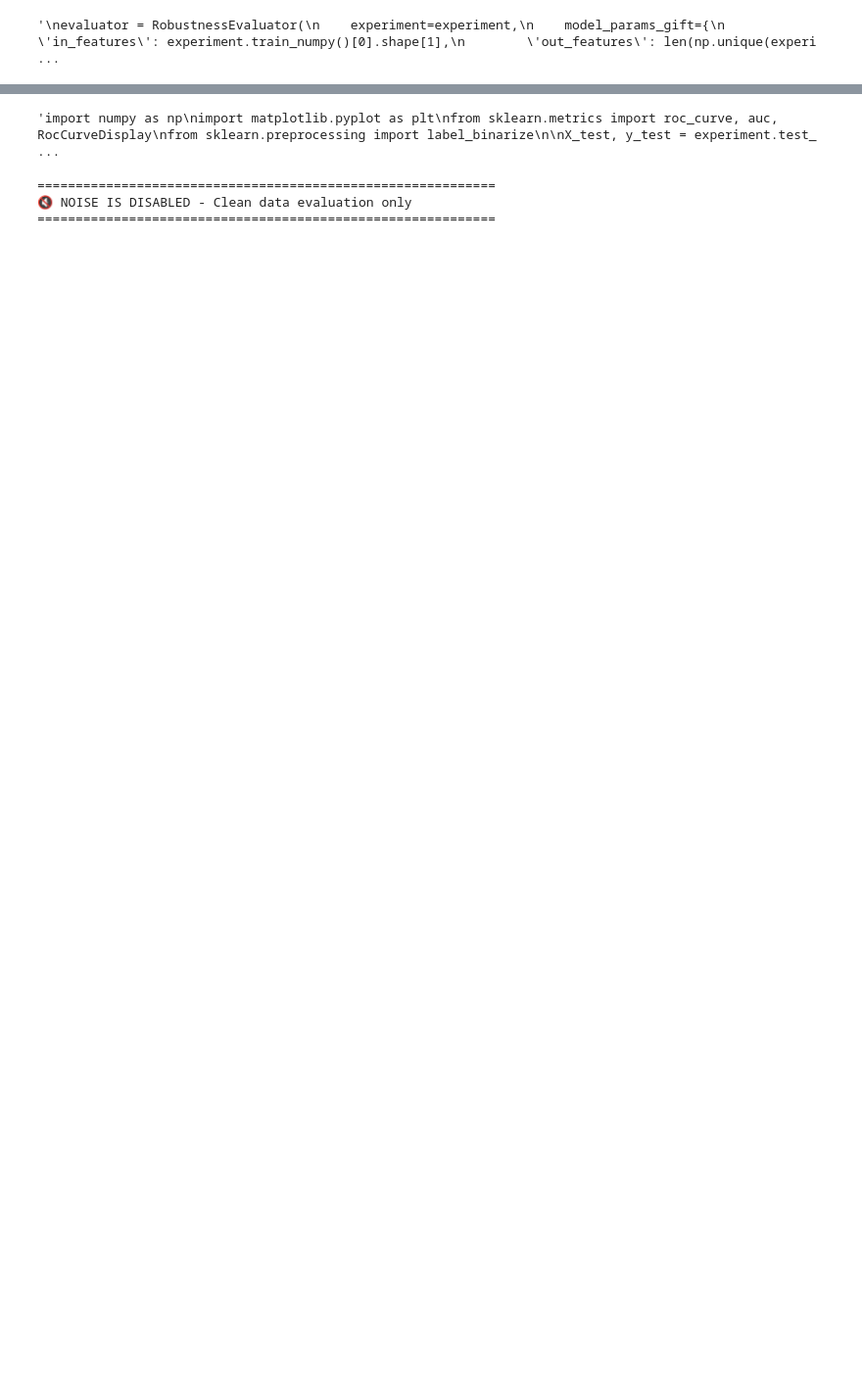
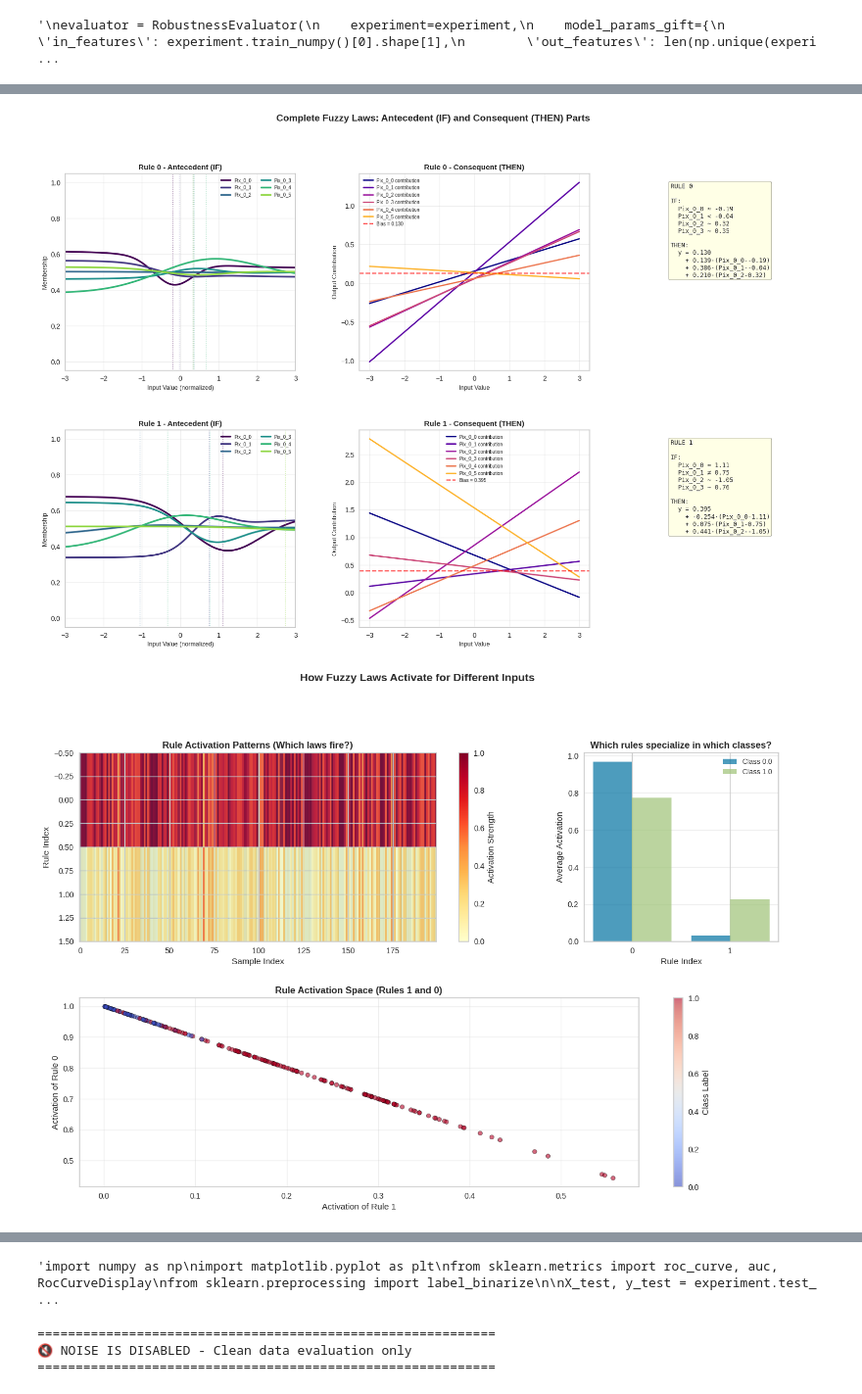
Before and after one commit to naforoutan/ReLaFIS, a Jupyter notebook: notebooks/test_class.ipynb, the cells around one changed output, grey strips where cells are left out. Shown at 98% size. Drawn from its saved outputs; the diff is of its cells as text; code cells hidden in the pictures; blank space fills up the shorter version.

```diff
--- a/notebooks/test_class.ipynb
+++ b/notebooks/test_class.ipynb
@@ -153,7 +160,7 @@ print(f"Details: {details}")
 from train.early_stop import EarlyStopping
 
 model_params = {
-    'type': "giftshiftentropy", # anfis, unfis, gift, litanfis, gift-mamdani, griffin, giftshift, giftshiftentropy
+    'type': "giftshift", # anfis, unfis, gift, litanfis, gift-mamdani, griffin, giftshift, giftshiftentropy
     'in_features': experiment.train_numpy()[0].shape[1],
     'out_features': len(np.unique(experiment.train_numpy()[1])),
     'rules': 2,
@@ -562,0 +551,64 @@ Experiment Result Digits
+# %%
+# plot the complete fuzzy laws (both antecedent and consequent)
+from model.law_visualization import (
+    plot_fuzzy_laws_complete,
+    plot_law_activation_map,
+    visualize_complete_law_structure,
+    print_fuzzy_rules_structured
+)
+
+# ============================================================================
+# VISUALIZE COMPLETE FUZZY LAWS (ANTECEDENT + CONSEQUENT)
+# ============================================================================
+
+if model_type in ["gift", "gift-mamdani", "giftshift", "giftshiftentropy"]:
+    X_train_np, y_train_np = experiment.train_numpy()
+
+    # Create feature names for digits (8x8 = 64 pixels)
+    feature_names_digits = [f'Pix_{r}_{c}' for r in range(8) for c in range(8)]
+
+    # Create class names for digits 0-9
+    class_names_digits = [str(i) for i in range(10)]
+
+    # Option 1: Complete visualization with both antecedent and consequent
+    visualize_complete_law_structure(
+        model=model,
+        dataloader=train_loader,  # For activation analysis
+        feature_names=feature_names_digits[:12],  # Show first 12 pixels for readability
+        class_names=class_names_digits,
+        rule_indices=[0, 1, 2, 3],  # Show first 4 rules (adjust as needed)
+        save_dir='./law_visualizations'  # Saves figures to disk
+    )
+
+    # Option 2: Just plot the complete laws (antecedent + consequent)
+    plot_fuzzy_laws_complete(
+        model=model,
+        feature_names=feature_names_digits[:8],
+        class_names=class_names_digits,
+        rule_indices=[0, 1, 2],  # Plot rules 0,1,2
+        figsize=(18, 12),
+        save_path='./complete_fuzzy_laws.png'
+    )
+
+    # Option 3: Print structured human-readable rules
+    print_fuzzy_rules_structured(
+        model=model,
+        feature_names=feature_names_digits[:10],
+        class_names=class_names_digits
+    )
+
+    # Option 4: Plot law activation map (shows which laws fire for which digits)
+    plot_law_activation_map(
+        model=model,
+        dataloader=train_loader,
+        feature_names=feature_names_digits[:8],
+        class_names=class_names_digits,
+        num_samples=200,
+        figsize=(14, 8),
+        save_path='./law_activation_patterns.png'
+    )
+
+elif model_type == 'litanfis':
+    X_train_np, y_train_np = experiment.train_numpy()
+    plot_litanfis_mfs(model, feature_names=None)
+# %% [output]
@@ -562,0 +632,2 @@ Experiment Result Digits
+[figure, added]
+[figure, added]
```
Also changed, not shown: parts of 8 cells of this notebook, 6 other files.
